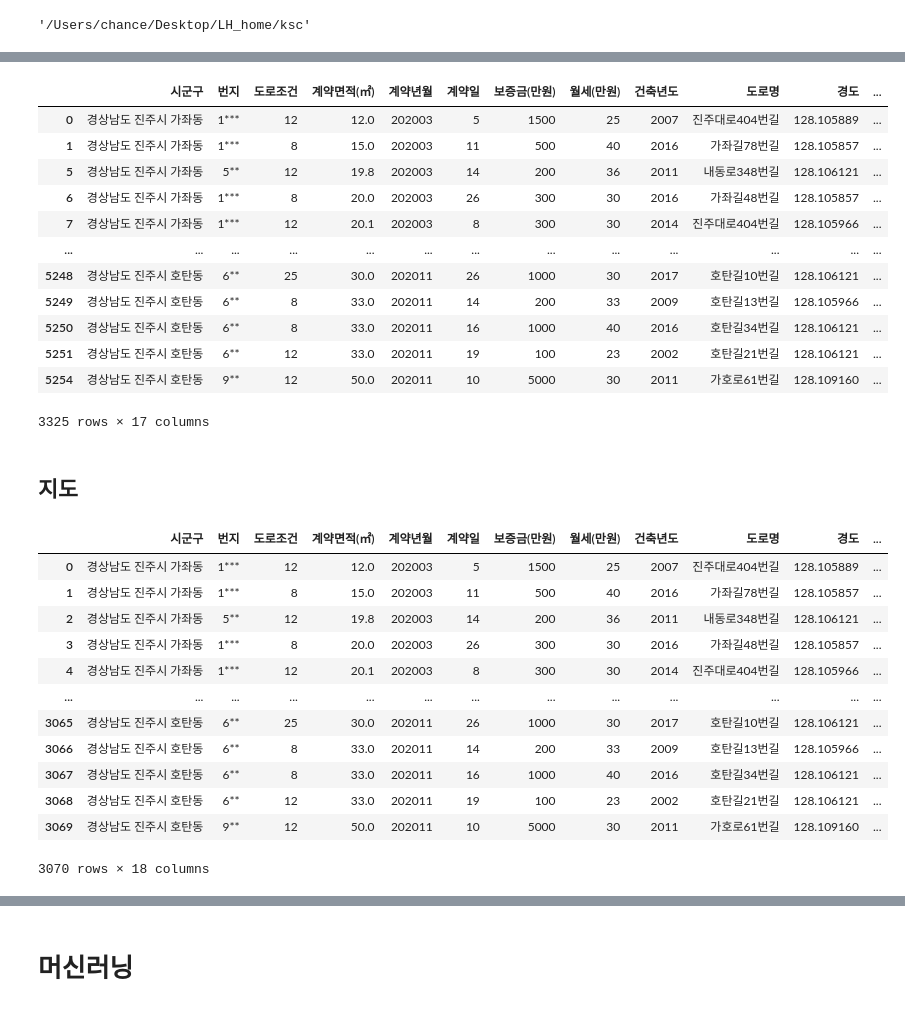
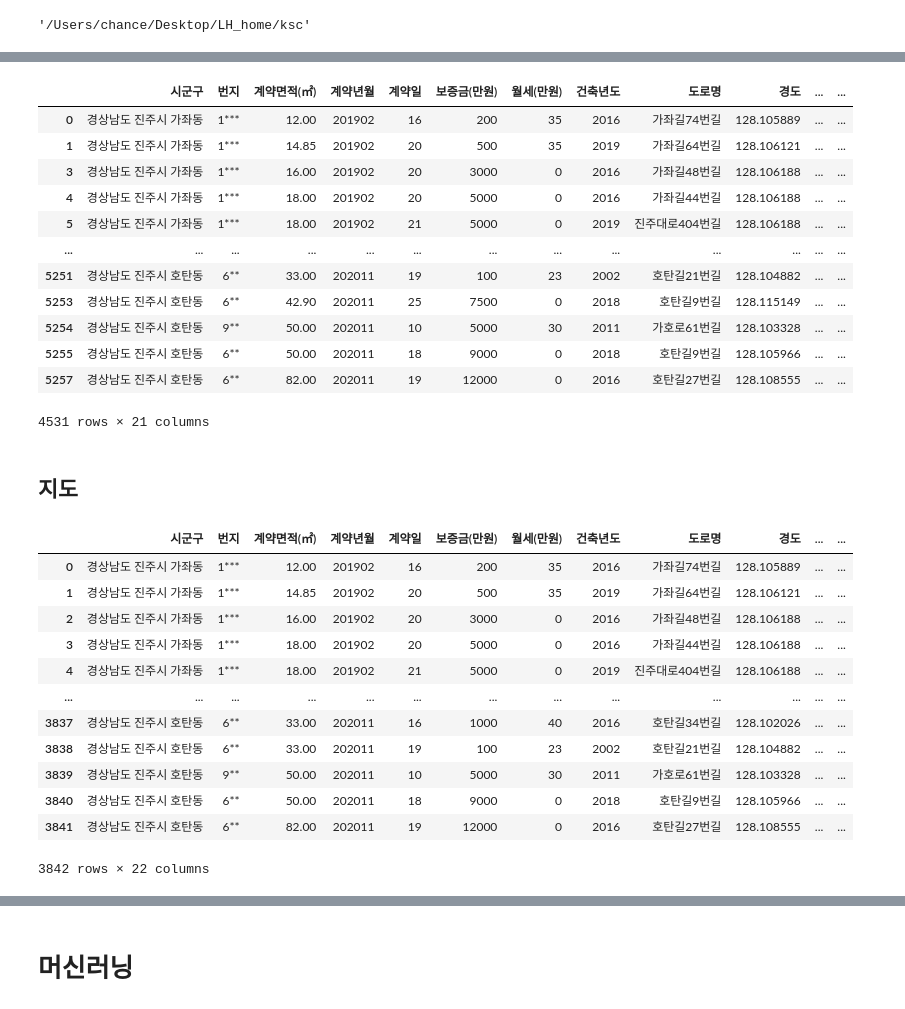
Before and after one commit to ChanceMKR/LH_home, a Jupyter notebook: ksc/lh_home.ipynb, the cells around one changed output, grey strips where cells are left out. Drawn from its saved outputs; the diff is of its cells as text; code cells hidden in the pictures.

```diff
--- a/ksc/lh_home.ipynb
+++ b/ksc/lh_home.ipynb
@@ -28,7 +28,7 @@ folder = os.listdir()
 
 file = []
 for f in folder:
-    if "_2022" in f:
+    if "jinju" in f:
         data = pd.read_csv("./" + f, encoding="cp949", skiprows=15)
         data = data[list(data.columns[:11])]
         file.append(data)
@@ -46,14 +51,14 @@ gajwa["위도"] = geo.Y
 
 gajwa = gajwa.fillna({'건축년도':gajwa['건축년도'].mode()[0]})
 gajwa = gajwa.fillna({'도로명':gajwa['도로명'].mode()[0]})
-gajwa = gajwa.fillna({'도로조건':gajwa['도로명'].mode()[0]})
+gajwa = gajwa.fillna({'도로조건':gajwa['도로조건'].mode()[0]})
 
 # 도로조건을 정수로 변환
 road=[]
 for a in gajwa["도로조건"]:
     if a=="-":
-        a = "12"
-    road.append(a.split("m")[0])
+         a = "8"
+    road.append(int(a.split("m")[0]))
 gajwa["도로조건"] = road
 
 
@@ -108,6 +113,7 @@ for i in range(len(gajwa["도로명"])):
 
 gajwa.drop(indexNames, inplace=True)
 
+
 gajwa
 # %% [output]
 |  | 시군구 | 번지 | 도로조건 | 계약면적(㎡) | 전월세구분 | 계약년월 | 계약일 | 보증금(만원) | 월세(만원) | 건축년도 | 도로명 | ... |
@@ -142,26 +149,27 @@ corr
 # %%
 # # 전세 월세 구분 데이터셋
-gajwa = gajwa[gajwa.전월세구분 == "월세"]
-gajwa = pd.DataFrame.drop(gajwa, columns=["전월세구분"], axis=1)
+# gajwa = gajwa[gajwa.전월세구분 == "월세"]
+# gajwa = pd.DataFrame.drop(gajwa, columns=["전월세구분"], axis=1)
 
 #원핫인코딩
-# gajwa = pd.get_dummies(gajwa, columns = ["도로조건"])
+gajwa = pd.get_dummies(gajwa, columns = ["도로조건"])
+gajwa = pd.get_dummies(gajwa, columns = ["전월세구분"])
 
 gajwa
 # %% [output]
-|  | 시군구 | 번지 | 도로조건 | 계약면적(㎡) | 계약년월 | 계약일 | 보증금(만원) | 월세(만원) | 건축년도 | 도로명 | 경도 | ... |
-| 0 | 경상남도 진주시 가좌동 | 1*** | 12 | 12.0 | 202003 | 5 | 1500 | 25 | 2007 | 진주대로404번길 | 128.105889 | ... |
-| 1 | 경상남도 진주시 가좌동 | 1*** | 8 | 15.0 | 202003 | 11 | 500 | 40 | 2016 | 가좌길78번길 | 128.105857 | ... |
-| 5 | 경상남도 진주시 가좌동 | 5** | 12 | 19.8 | 202003 | 14 | 200 | 36 | 2011 | 내동로348번길 | 128.106121 | ... |
-| 6 | 경상남도 진주시 가좌동 | 1*** | 8 | 20.0 | 202003 | 26 | 300 | 30 | 2016 | 가좌길48번길 | 128.105857 | ... |
-| 7 | 경상남도 진주시 가좌동 | 1*** | 12 | 20.1 | 202003 | 8 | 300 | 30 | 2014 | 진주대로404번길 | 128.105966 | ... |
+|  | 시군구 | 번지 | 계약면적(㎡) | 계약년월 | 계약일 | 보증금(만원) | 월세(만원) | 건축년도 | 도로명 | 경도 | ... | ... |
+| 0 | 경상남도 진주시 가좌동 | 1*** | 12.00 | 201902 | 16 | 200 | 35 | 2016 | 가좌길74번길 | 128.105889 | ... | ... |
+| 1 | 경상남도 진주시 가좌동 | 1*** | 14.85 | 201902 | 20 | 500 | 35 | 2019 | 가좌길64번길 | 128.106121 | ... | ... |
+| 3 | 경상남도 진주시 가좌동 | 1*** | 16.00 | 201902 | 20 | 3000 | 0 | 2016 | 가좌길48번길 | 128.106188 | ... | ... |
+| 4 | 경상남도 진주시 가좌동 | 1*** | 18.00 | 201902 | 20 | 5000 | 0 | 2016 | 가좌길44번길 | 128.106188 | ... | ... |
+| 5 | 경상남도 진주시 가좌동 | 1*** | 18.00 | 201902 | 21 | 5000 | 0 | 2019 | 진주대로404번길 | 128.106188 | ... | ... |
 | ... | ... | ... | ... | ... | ... | ... | ... | ... | ... | ... | ... | ... |
-| 5248 | 경상남도 진주시 호탄동 | 6** | 25 | 30.0 | 202011 | 26 | 1000 | 30 | 2017 | 호탄길10번길 | 128.106121 | ... |
-| 5249 | 경상남도 진주시 호탄동 | 6** | 8 | 33.0 | 202011 | 14 | 200 | 33 | 2009 | 호탄길13번길 | 128.105966 | ... |
-| 5250 | 경상남도 진주시 호탄동 | 6** | 8 | 33.0 | 202011 | 16 | 1000 | 40 | 2016 | 호탄길34번길 | 128.106121 | ... |
-| 5251 | 경상남도 진주시 호탄동 | 6** | 12 | 33.0 | 202011 | 19 | 100 | 23 | 2002 | 호탄길21번길 | 128.106121 | ... |
-| 5254 | 경상남도 진주시 호탄동 | 9** | 12 | 50.0 | 202011 | 10 | 5000 | 30 | 2011 | 가호로61번길 | 128.109160 | ... |
+| 5251 | 경상남도 진주시 호탄동 | 6** | 33.00 | 202011 | 19 | 100 | 23 | 2002 | 호탄길21번길 | 128.104882 | ... | ... |
+| 5253 | 경상남도 진주시 호탄동 | 6** | 42.90 | 202011 | 25 | 7500 | 0 | 2018 | 호탄길9번길 | 128.115149 | ... | ... |
+| 5254 | 경상남도 진주시 호탄동 | 9** | 50.00 | 202011 | 10 | 5000 | 30 | 2011 | 가호로61번길 | 128.103328 | ... | ... |
+| 5255 | 경상남도 진주시 호탄동 | 6** | 50.00 | 202011 | 18 | 9000 | 0 | 2018 | 호탄길9번길 | 128.105966 | ... | ... |
+| 5257 | 경상남도 진주시 호탄동 | 6** | 82.00 | 202011 | 19 | 12000 | 0 | 2016 | 호탄길27번길 | 128.108555 | ... | ... |
-3325 rows × 17 columns
+4531 rows × 21 columns
 # %% [markdown]
 ## 지도
 # %%
@@ -195,7 +203,7 @@ def remove_out(dataframe, remove_col):
     dff = dataframe
     for k in remove_col:
         level_1q = dff[k].quantile(0.25)
-        level_3q = dff[k].quantile(0.75)
+        level_3q = dff[k].quantile(0.7)
         IQR = level_3q - level_1q
         rev_range = 3  # 제거 범위 조절 변수
         dff = dff[(dff[k] <= level_3q + (rev_range * IQR)) & (dff[k] >= level_1q - (rev_range * IQR))]
@@ -206,17 +214,17 @@ gajwa = remove_out(gajwa, ["전세전환가격", "gnu_distance"])
 
 gajwa
 # %% [output]
-|  | 시군구 | 번지 | 도로조건 | 계약면적(㎡) | 계약년월 | 계약일 | 보증금(만원) | 월세(만원) | 건축년도 | 도로명 | 경도 | ... |
-| 0 | 경상남도 진주시 가좌동 | 1*** | 12 | 12.0 | 202003 | 5 | 1500 | 25 | 2007 | 진주대로404번길 | 128.105889 | ... |
-| 1 | 경상남도 진주시 가좌동 | 1*** | 8 | 15.0 | 202003 | 11 | 500 | 40 | 2016 | 가좌길78번길 | 128.105857 | ... |
-| 2 | 경상남도 진주시 가좌동 | 5** | 12 | 19.8 | 202003 | 14 | 200 | 36 | 2011 | 내동로348번길 | 128.106121 | ... |
-| 3 | 경상남도 진주시 가좌동 | 1*** | 8 | 20.0 | 202003 | 26 | 300 | 30 | 2016 | 가좌길48번길 | 128.105857 | ... |
-| 4 | 경상남도 진주시 가좌동 | 1*** | 12 | 20.1 | 202003 | 8 | 300 | 30 | 2014 | 진주대로404번길 | 128.105966 | ... |
+|  | 시군구 | 번지 | 계약면적(㎡) | 계약년월 | 계약일 | 보증금(만원) | 월세(만원) | 건축년도 | 도로명 | 경도 | ... | ... |
+| 0 | 경상남도 진주시 가좌동 | 1*** | 12.00 | 201902 | 16 | 200 | 35 | 2016 | 가좌길74번길 | 128.105889 | ... | ... |
+| 1 | 경상남도 진주시 가좌동 | 1*** | 14.85 | 201902 | 20 | 500 | 35 | 2019 | 가좌길64번길 | 128.106121 | ... | ... |
+| 2 | 경상남도 진주시 가좌동 | 1*** | 16.00 | 201902 | 20 | 3000 | 0 | 2016 | 가좌길48번길 | 128.106188 | ... | ... |
+| 3 | 경상남도 진주시 가좌동 | 1*** | 18.00 | 201902 | 20 | 5000 | 0 | 2016 | 가좌길44번길 | 128.106188 | ... | ... |
+| 4 | 경상남도 진주시 가좌동 | 1*** | 18.00 | 201902 | 21 | 5000 | 0 | 2019 | 진주대로404번길 | 128.106188 | ... | ... |
 | ... | ... | ... | ... | ... | ... | ... | ... | ... | ... | ... | ... | ... |
-| 3065 | 경상남도 진주시 호탄동 | 6** | 25 | 30.0 | 202011 | 26 | 1000 | 30 | 2017 | 호탄길10번길 | 128.106121 | ... |
-| 3066 | 경상남도 진주시 호탄동 | 6** | 8 | 33.0 | 202011 | 14 | 200 | 33 | 2009 | 호탄길13번길 | 128.105966 | ... |
-| 3067 | 경상남도 진주시 호탄동 | 6** | 8 | 33.0 | 202011 | 16 | 1000 | 40 | 2016 | 호탄길34번길 | 128.106121 | ... |
-| 3068 | 경상남도 진주시 호탄동 | 6** | 12 | 33.0 | 202011 | 19 | 100 | 23 | 2002 | 호탄길21번길 | 128.106121 | ... |
-| 3069 | 경상남도 진주시 호탄동 | 9** | 12 | 50.0 | 202011 | 10 | 5000 | 30 | 2011 | 가호로61번길 | 128.109160 | ... |
+| 3837 | 경상남도 진주시 호탄동 | 6** | 33.00 | 202011 | 16 | 1000 | 40 | 2016 | 호탄길34번길 | 128.102026 | ... | ... |
+| 3838 | 경상남도 진주시 호탄동 | 6** | 33.00 | 202011 | 19 | 100 | 23 | 2002 | 호탄길21번길 | 128.104882 | ... | ... |
+| 3839 | 경상남도 진주시 호탄동 | 9** | 50.00 | 202011 | 10 | 5000 | 30 | 2011 | 가호로61번길 | 128.103328 | ... | ... |
+| 3840 | 경상남도 진주시 호탄동 | 6** | 50.00 | 202011 | 18 | 9000 | 0 | 2018 | 호탄길9번길 | 128.105966 | ... | ... |
+| 3841 | 경상남도 진주시 호탄동 | 6** | 82.00 | 202011 | 19 | 12000 | 0 | 2016 | 호탄길27번길 | 128.108555 | ... | ... |
-3070 rows × 18 columns
+3842 rows × 22 columns
 # %%
```
Also changed, not shown: parts of 13 cells of this notebook, 4 other files.
